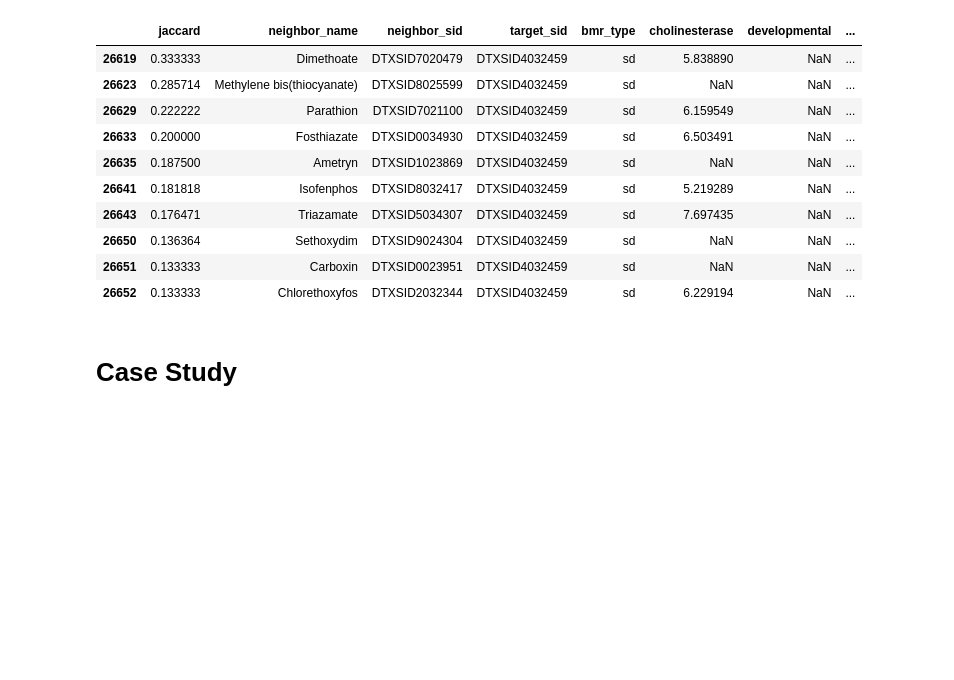
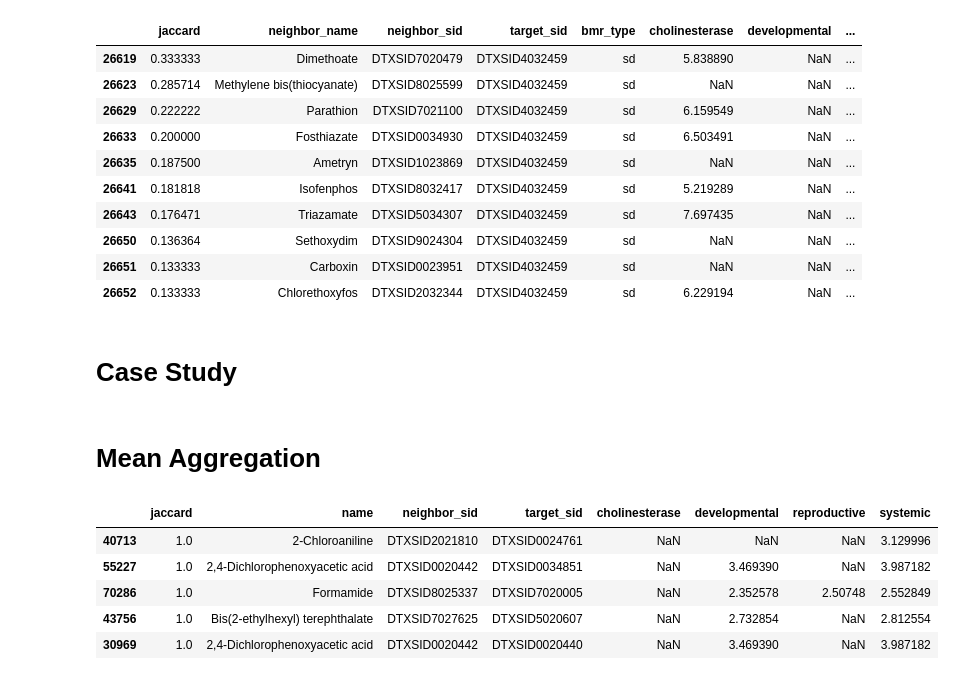
Before and after one commit to georgehelman/genra, a Jupyter notebook: notebooks/rax/rax-genra-toxref.ipynb, the cells around one changed output. Saved outputs shown, nothing was run; the diff lists cells and outputs as text; code cells hidden in the pictures; blank space fills up the shorter version.

Commit message:
Did mean aggfunc analysis

```diff
--- a/notebooks/rax/rax-genra-toxref.ipynb
+++ b/notebooks/rax/rax-genra-toxref.ipynb
@@ -517,3 +561,30 @@ bbp_pods['pod_value_LM']=-np.log10(bbp_pods['pod_value']/1000/mol_weight)
 10**(-bmd_predictions.loc[sid])*1000*mol_weight
 # %%
 bmd_predictions.loc[sid]
+# %% [markdown]
+<h1>Mean Aggregation</h1>
+# %%
+loael_agg_mean=loael_df.pivot_table(index='dsstox_sid',columns='endpoint_category',values='pod_value_LM',aggfunc='mean')
+loael_agg_variance=loael_df.pivot_table(index='dsstox_sid',columns='endpoint_category',values='pod_value_LM',aggfunc='var')
+# %%
+loael_neighbors_l=[]
+for sid in loael_sids:
+    sid_neighbors=searchCollByFP(sid,s0=.05,SID=loael_sids,DB=DB,col='chemotypes',fpn='chemotypes')
+    if sid_neighbors:
+        for neighbor in sid_neighbors:
+            neighbor['target_sid']=sid
+            neighbor['neighbor_sid']=neighbor.pop('dsstox_sid')
+        loael_neighbors_l=loael_neighbors_l+sid_neighbors
+# %%
+loael_neighbors_mean=pd.DataFrame(loael_neighbors_l)
+loael_neighbors_mean=loael_neighbors_mean[loael_neighbors_mean['target_sid']!=loael_neighbors_mean['neighbor_sid']]
+loael_neighbors_mean=loael_neighbors_mean.merge(loael_agg_mean,left_on='neighbor_sid',right_index=True)
+loael_neighbors_mean=loael_neighbors_mean.sort_values('jaccard',ascending=False)
+loael_neighbors_mean.head()
+# %% [output]
+|  | jaccard | name | neighbor_sid | target_sid | cholinesterase | developmental | reproductive | systemic |
+| 40713 | 1.0 | 2-Chloroaniline | DTXSID2021810 | DTXSID0024761 | NaN | NaN | NaN | 3.129996 |
+| 55227 | 1.0 | 2,4-Dichlorophenoxyacetic acid | DTXSID0020442 | DTXSID0034851 | NaN | 3.469390 | NaN | 3.987182 |
+| 70286 | 1.0 | Formamide | DTXSID8025337 | DTXSID7020005 | NaN | 2.352578 | 2.50748 | 2.552849 |
+| 43756 | 1.0 | Bis(2-ethylhexyl) terephthalate | DTXSID7027625 | DTXSID5020607 | NaN | 2.732854 | NaN | 2.812554 |
+| 30969 | 1.0 | 2,4-Dichlorophenoxyacetic acid | DTXSID0020442 | DTXSID0020440 | NaN | 3.469390 | NaN | 3.987182 |
```
Also changed, not shown: parts of 13 cells of this notebook, 1 other file.
